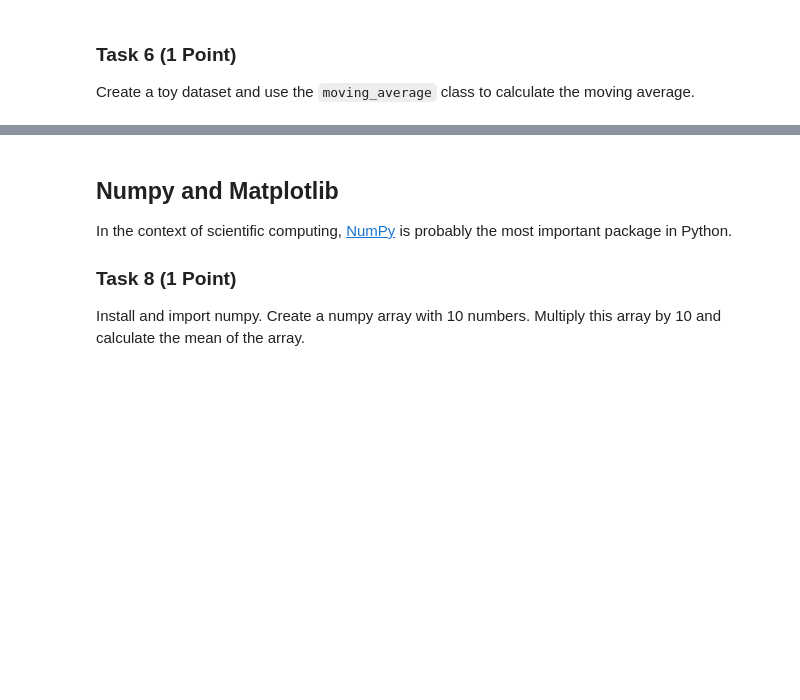
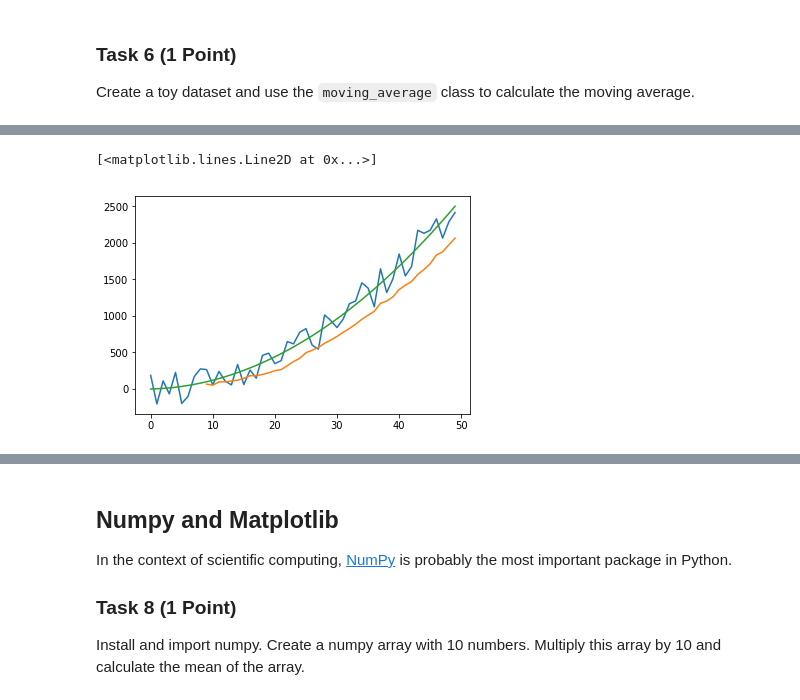
Before and after one commit to matthiasware/AGDML, a Jupyter notebook: exercise_0/solution.ipynb, the cells around one changed output, grey strips where cells are left out. Drawn from its saved outputs; the diff is of its cells as text; code cells hidden in the pictures; blank space fills up the shorter version.

```diff
--- a/exercise_0/solution.ipynb
+++ b/exercise_0/solution.ipynb
@@ -167,3 +208,10 @@ plt.plot(x_values[k-1:],alg.averages)
+# %%
+plt.plot(x_values, noisy_datapoints)
+plt.plot(x_values[k-1:],alg.averages)
+plt.plot(x_values, datapoints)
+# %% [output]
+[<matplotlib.lines.Line2D at 0x...>]
+[figure, added]
 # %% [markdown]
 ### Task 7 (2 Points)
 
```
Also changed, not shown: parts of 17 cells of this notebook.
